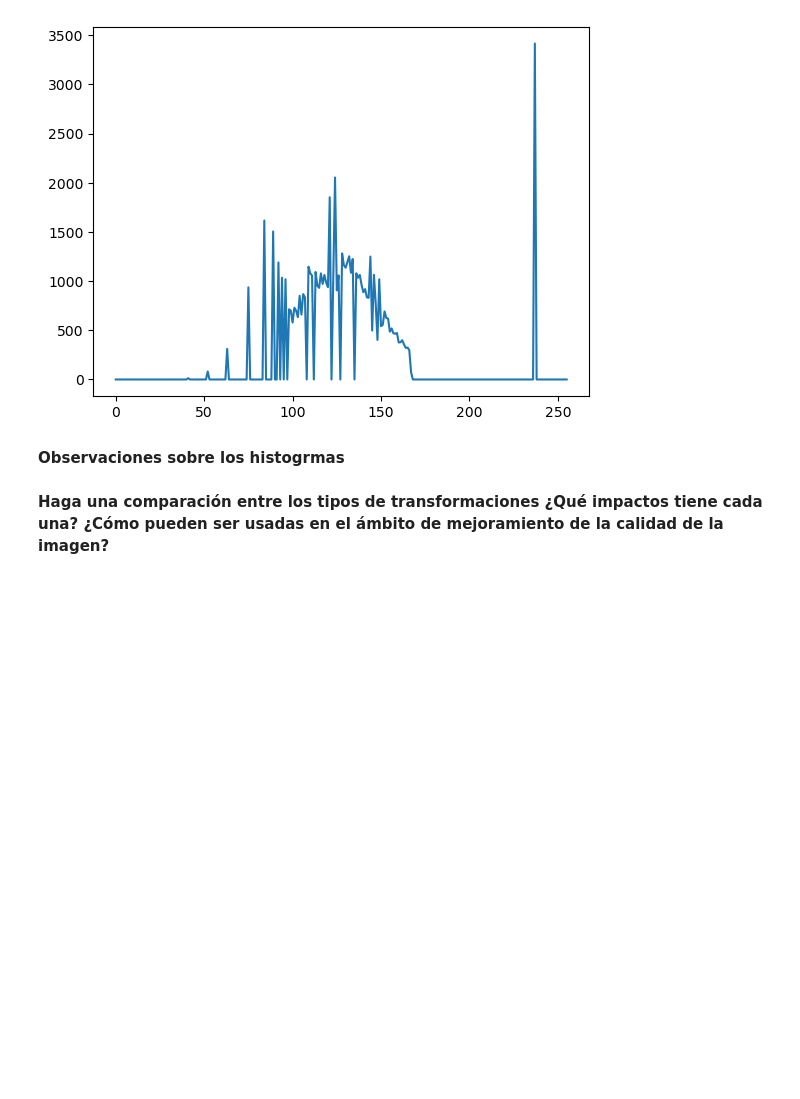
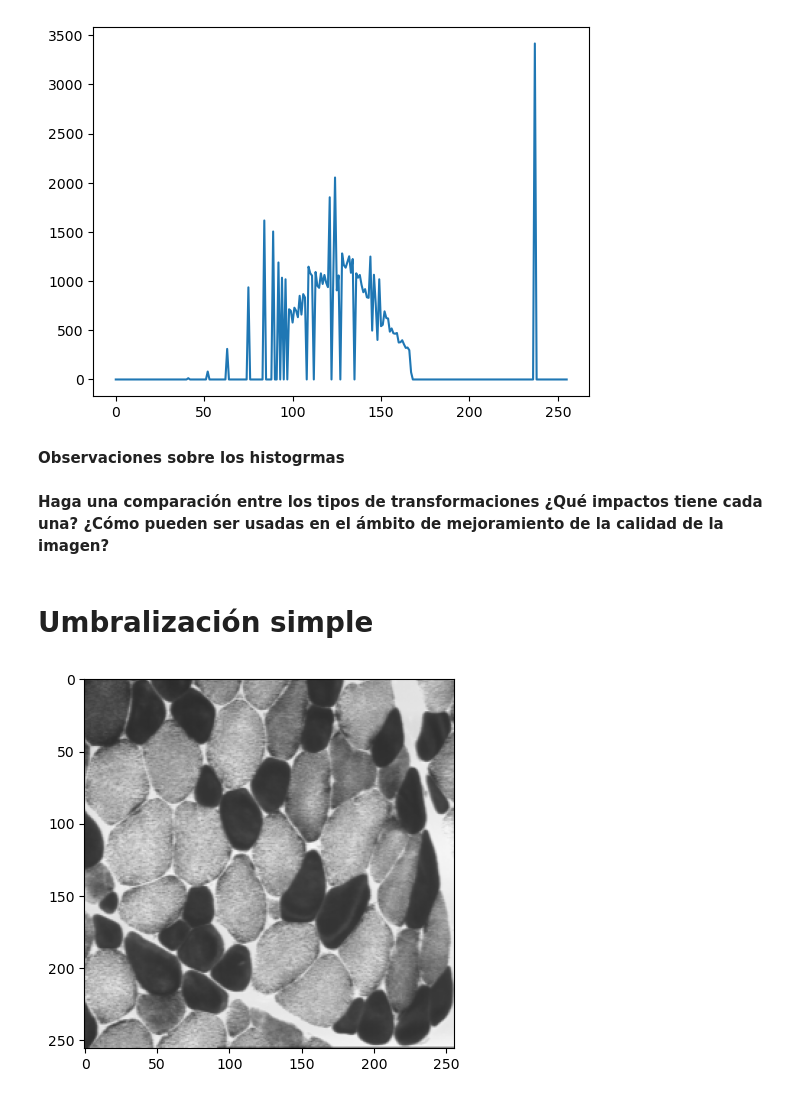
Before and after one commit to ImagenesYVision/Taller2, a Jupyter notebook: Taller2.ipynb, the cells around one changed output. Drawn from its saved outputs; the diff is of its cells as text; code cells hidden in the pictures; blank space fills up the shorter version.

Commit message:
Cod Umbralizacion simple

```diff
--- a/Taller2.ipynb
+++ b/Taller2.ipynb
@@ -202,3 +202,11 @@ plt.plot(histMatched)
 **Observaciones sobre los histogrmas**
 # %% [markdown]
 **Haga una comparación entre los tipos de transformaciones ¿Qué impactos tiene cada una? ¿Cómo  pueden ser usadas en el ámbito de mejoramiento de la calidad de la imagen?**
+# %% [markdown]
+# **Umbralización simple**
+# %%
+muscle = cv2.imread('images/MUSCLE.png', cv2.IMREAD_GRAYSCALE)
+plt.imshow(muscle, vmin=0, vmax=255, cmap='gray')
+plt.show()
+# %% [output]
+[figure, added]
```
Also changed, not shown: parts of 9 cells of this notebook, 1 other file.
